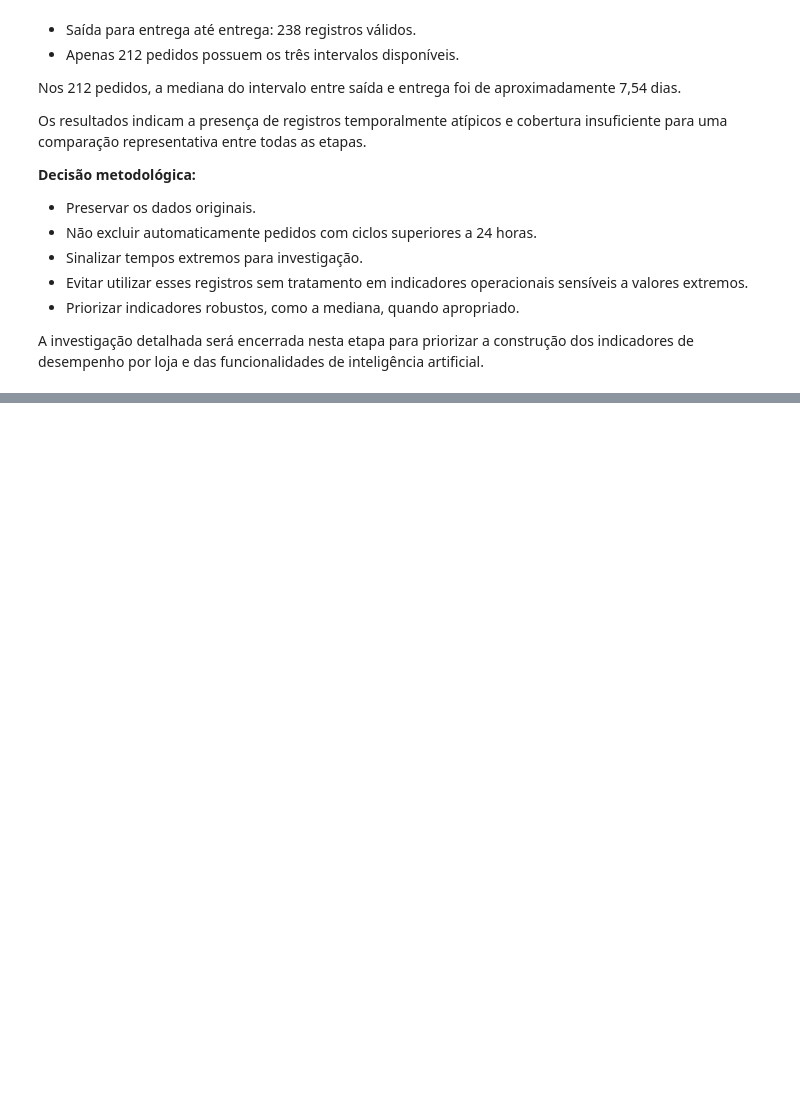
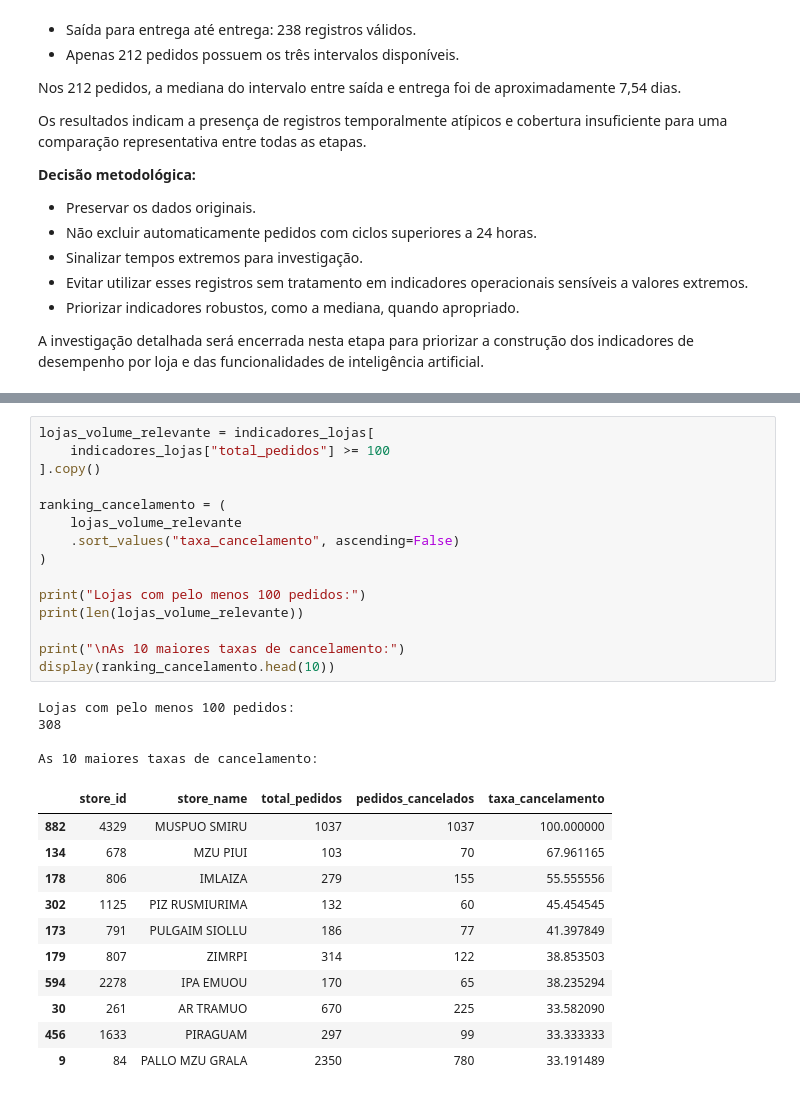
Before and after one commit to DanielDevCC26/ai-customer-intelligence, a Jupyter notebook: notebooks/01_data_exploration.ipynb, the cells around one changed output, grey strips where cells are left out. Drawn from its saved outputs; the diff is of its cells as text; blank space fills up the shorter version.

```diff
--- a/notebooks/01_data_exploration.ipynb
+++ b/notebooks/01_data_exploration.ipynb
@@ -644,0 +826,31 @@ e das funcionalidades de inteligência artificial.
+# %%
+lojas_volume_relevante = indicadores_lojas[
+    indicadores_lojas["total_pedidos"] >= 100
+].copy()
+
+ranking_cancelamento = (
+    lojas_volume_relevante
+    .sort_values("taxa_cancelamento", ascending=False)
+)
+
+print("Lojas com pelo menos 100 pedidos:")
+print(len(lojas_volume_relevante))
+
+print("\nAs 10 maiores taxas de cancelamento:")
+display(ranking_cancelamento.head(10))
+# %% [output]
+Lojas com pelo menos 100 pedidos:
+308
+
+As 10 maiores taxas de cancelamento:
+|  | store_id | store_name | total_pedidos | pedidos_cancelados | taxa_cancelamento |
+| 882 | 4329 | MUSPUO SMIRU | 1037 | 1037 | 100.000000 |
+| 134 | 678 | MZU PIUI | 103 | 70 | 67.961165 |
+| 178 | 806 | IMLAIZA | 279 | 155 | 55.555556 |
+| 302 | 1125 | PIZ RUSMIURIMA | 132 | 60 | 45.454545 |
+| 173 | 791 | PULGAIM SIOLLU | 186 | 77 | 41.397849 |
+| 179 | 807 | ZIMRPI | 314 | 122 | 38.853503 |
+| 594 | 2278 | IPA EMUOU | 170 | 65 | 38.235294 |
+| 30 | 261 | AR TRAMUO | 670 | 225 | 33.582090 |
+| 456 | 1633 | PIRAGUAM | 297 | 99 | 33.333333 |
+| 9 | 84 | PALLO MZU GRALA | 2350 | 780 | 33.191489 |
```
Also changed, not shown: parts of 9 cells of this notebook.
